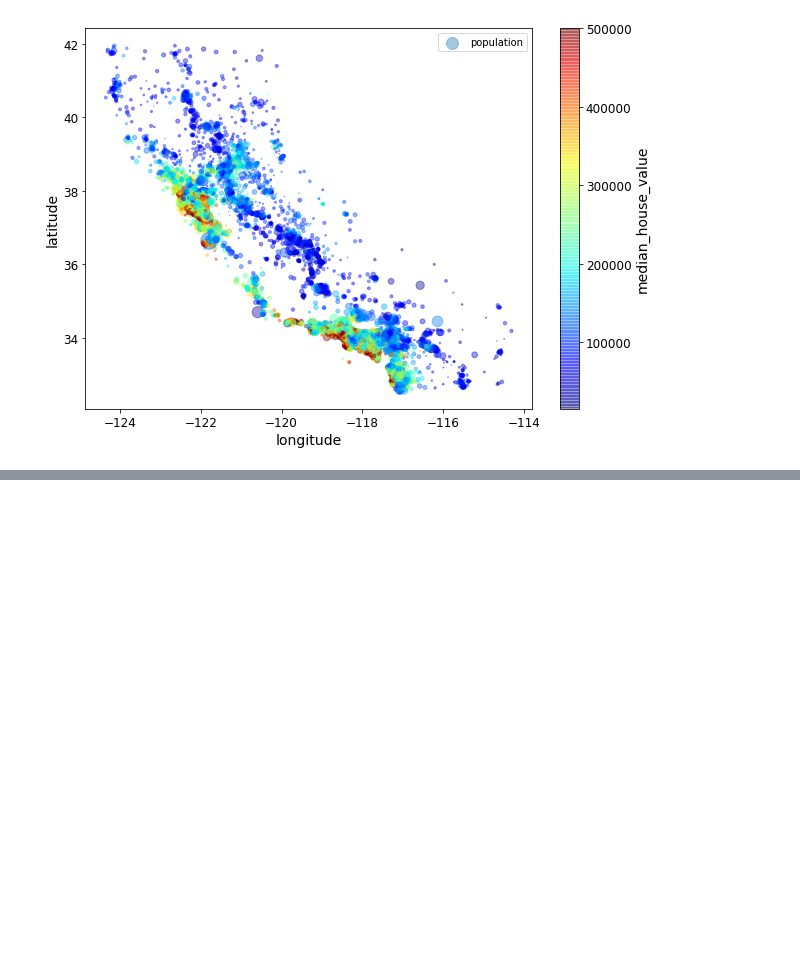
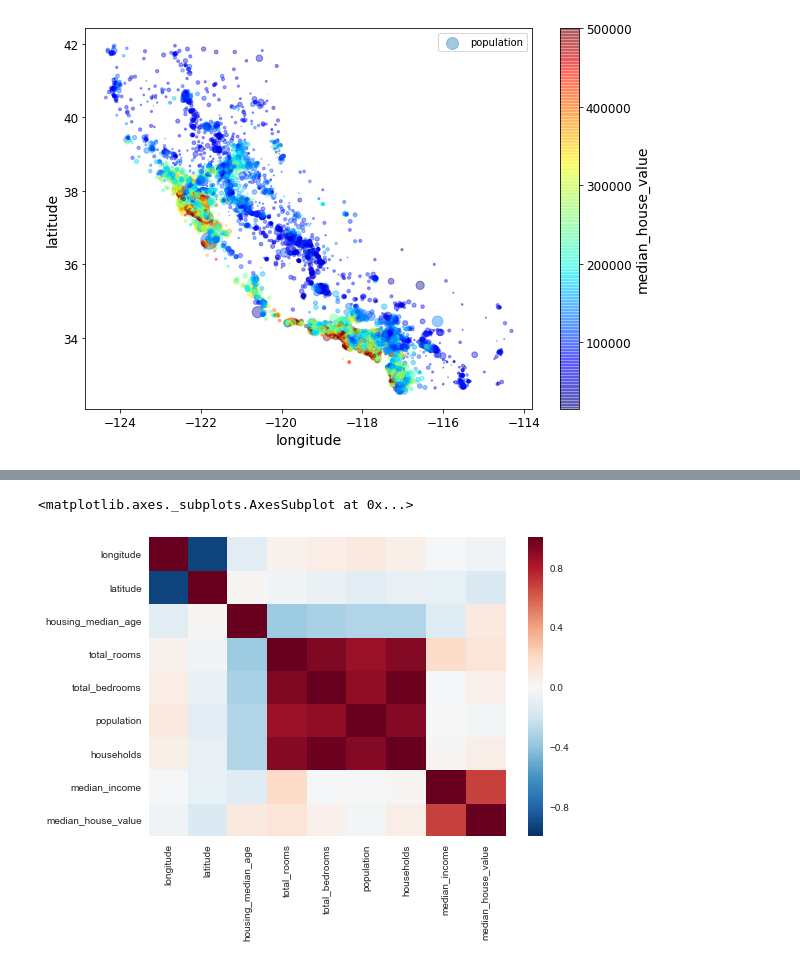
Before and after one commit to harshseth/ml-core, a Jupyter notebook: Housing.ipynb, the cells around one changed output, grey strips where cells are left out. Cells and saved outputs as stored; diff of their text form; code cells hidden in the pictures; blank space fills up the shorter version.

Commit message:
exploring correlation between data points

```diff
--- a/Housing.ipynb
+++ b/Housing.ipynb
@@ -326,0 +366,10 @@ plt.legend()
+# %%
+import seaborn as sns
+corr = housing.corr()
+sns.heatmap(corr,
+           xticklabels = corr.columns.values,
+           yticklabels = corr.columns.values)
+#From the heatmap we can visually see the relation  between median house value and median income is higher
+# %% [output]
+<matplotlib.axes._subplots.AxesSubplot at 0x...>
+[figure, added]
```
Also changed, not shown: parts of 14 cells of this notebook, 2 other files.
